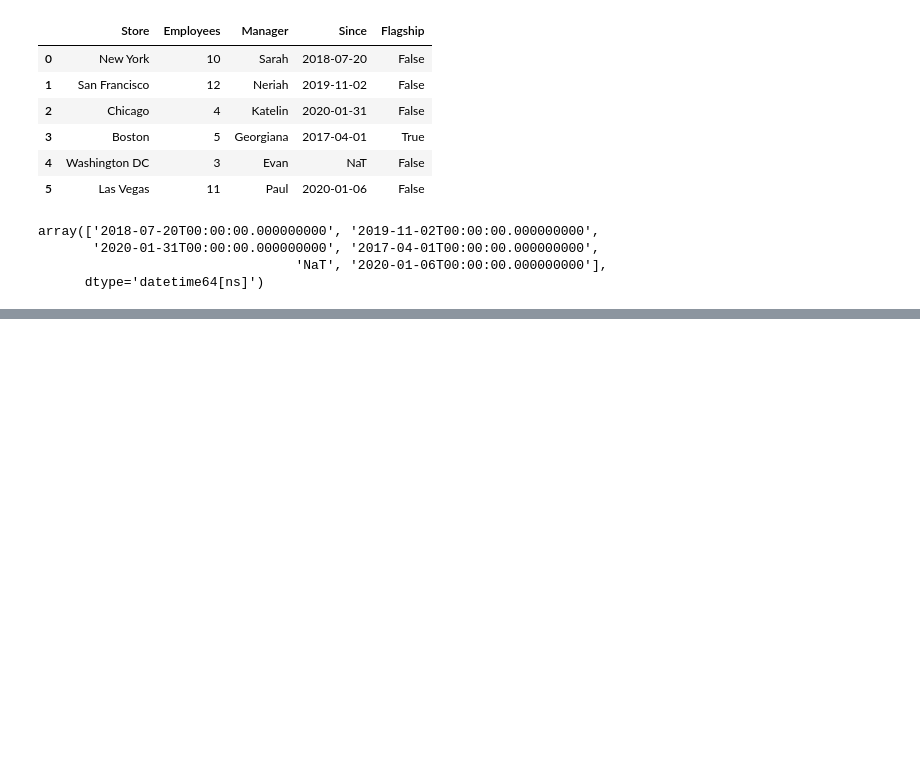
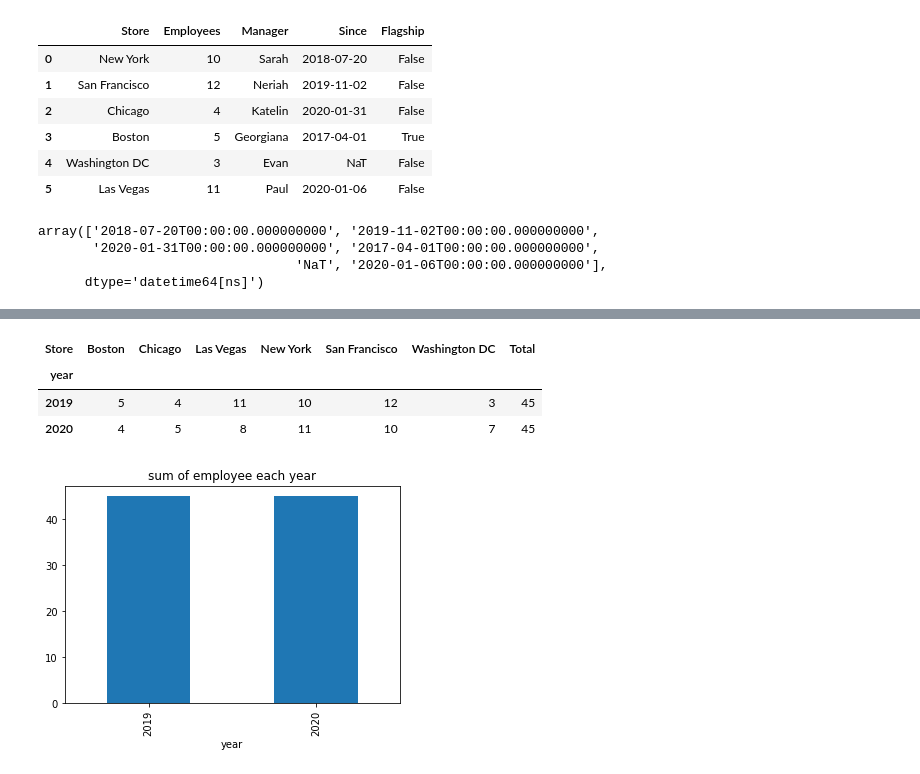
Before and after one commit to NMB-MIC/basic_python_pandas, a Jupyter notebook: 03_pandas.ipynb, the cells around one changed output, grey strips where cells are left out. Saved outputs shown, nothing was run; the diff lists cells and outputs as text; code cells hidden in the pictures; blank space fills up the shorter version.

```diff
--- a/03_pandas.ipynb
+++ b/03_pandas.ipynb
@@ -831,0 +977,4 @@ dtype: int64
+# %%
+sheet_2019 =sheets["2019"]
+sheet_2019["year"] = 2019
+sheet_2019
@@ -831,0 +989,4 @@ dtype: int64
+# %%
+sheet_2020 =sheets["2020"]
+sheet_2020["year"] = 2020
+sheet_2020
@@ -831,0 +1001,3 @@ dtype: int64
+# %%
+df =  pd.concat([sheet_2019,sheet_2020])
+df
@@ -831,0 +1047,12 @@ dtype: int64
+# %%
+pivote = pd.pivot_table(df,index="year",columns="Store",values="Employees",aggfunc="sum",margins=True,margins_name="Total")
+pivote[:-1]
+# %% [output]
+| Store | Boston | Chicago | Las Vegas | New York | San Francisco | Washington DC | Total |
+| year |  |  |  |  |  |  |  |
+| 2019 | 5 | 4 | 11 | 10 | 12 | 3 | 45 |
+| 2020 | 4 | 5 | 8 | 11 | 10 | 7 | 45 |
+# %%
+fig = pivote["Total"][:-1].plot(kind="bar",title="sum of employee each year")
+# %% [output]
+[figure, added]
```
Also changed, not shown: parts of 27 cells of this notebook, 41 other files.
